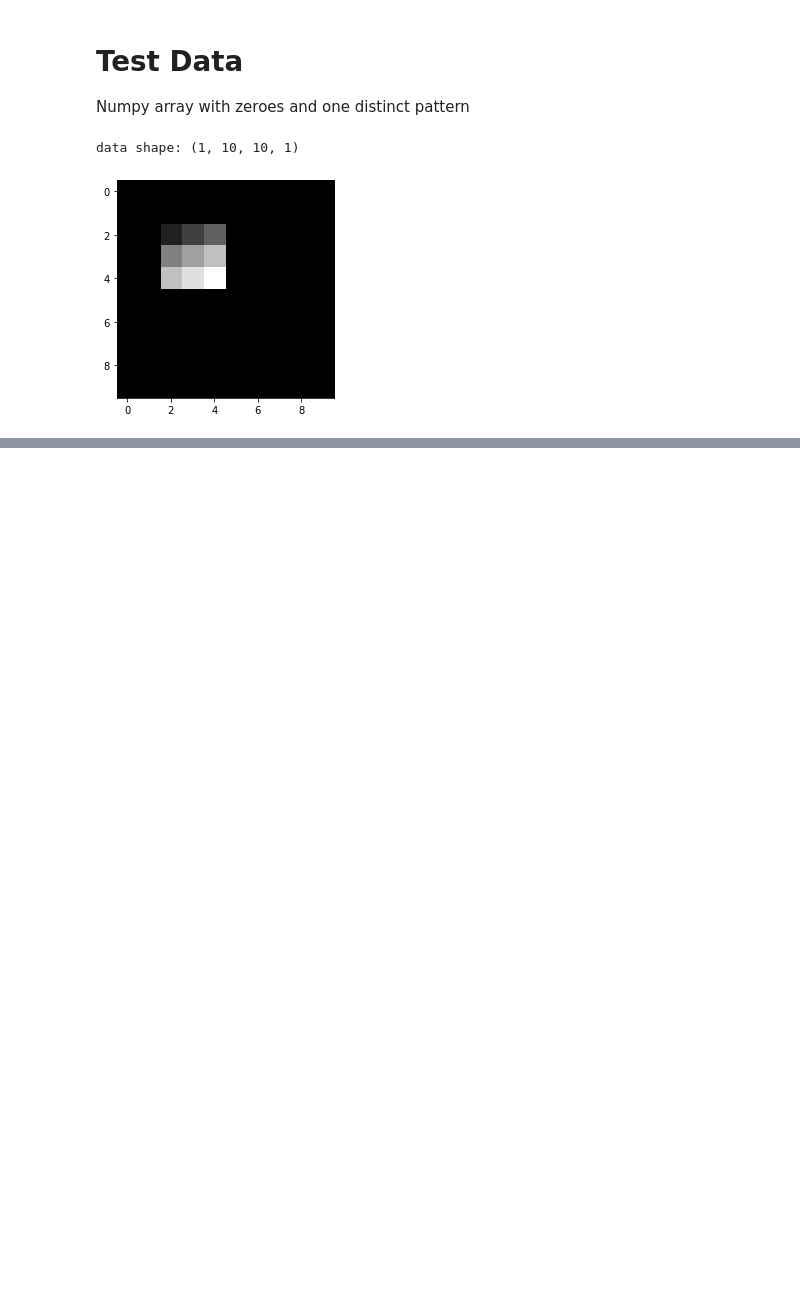
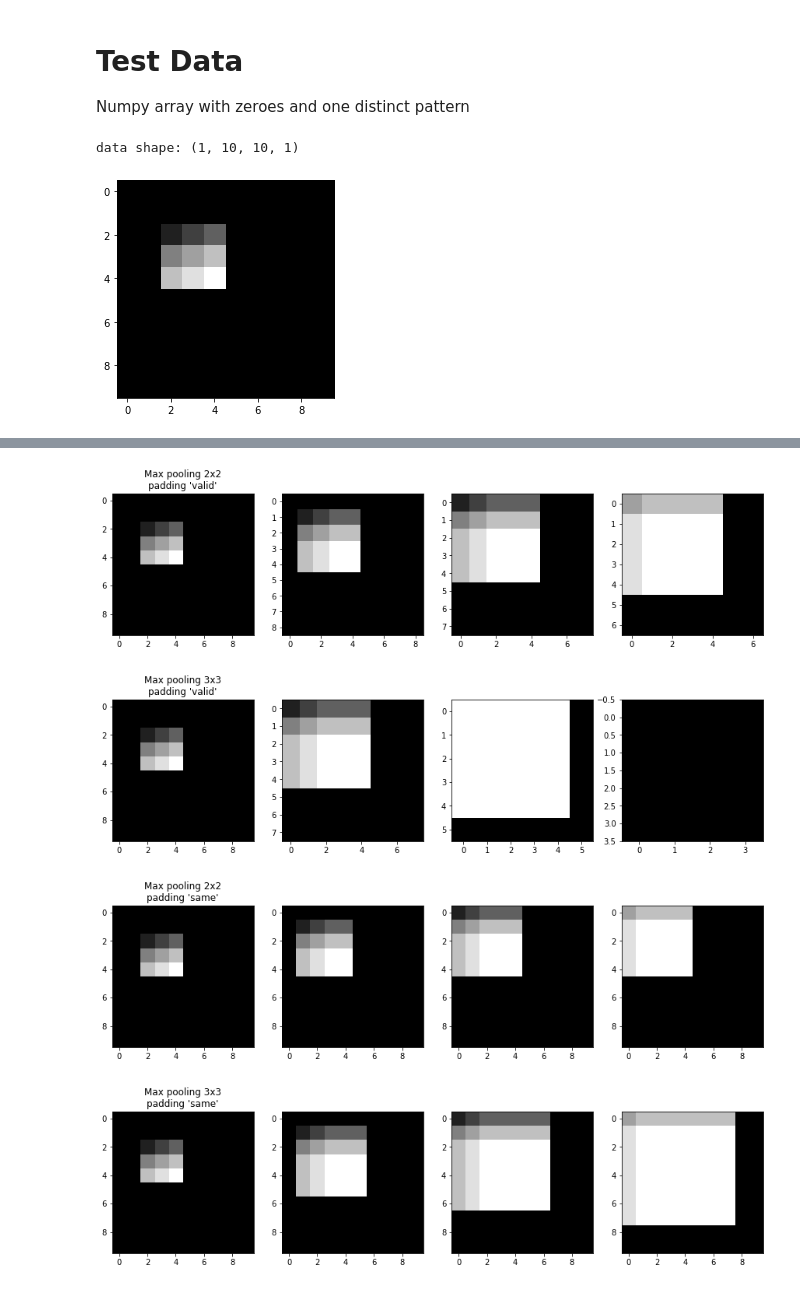
Before and after one commit to mateuszbugaj/Position_and_rotation_CNN, a Jupyter notebook: Maxpooling_demo.ipynb, the cells around one changed output, grey strips where cells are left out. Cells and saved outputs as stored; diff of their text form; code cells hidden in the pictures; blank space fills up the shorter version.

Commit message:
pooling demo / rotation demo

```diff
--- a/Maxpooling_demo.ipynb
+++ b/Maxpooling_demo.ipynb
@@ -85,0 +28,13 @@ data_1 shape: (1, 8, 8, 1)
+# %%
+def testLayer(pooling, inputs, name):
+    layer_1 = pooling(inputs)
+    layer_2 = pooling(layer_1)
+    layer_3 = pooling(layer_2)
+
+    fig, axs = plt.subplots(nrows = 1, ncols = 4, figsize = (15, 15))
+    axs[0].set_title(name)
+    axs[0].imshow(inputs[0], cmap="gray")
+    axs[1].imshow(layer_1[0], cmap="gray")
+    axs[2].imshow(layer_2[0], cmap="gray")
+    axs[3].imshow(layer_3[0], cmap="gray")
+    plt.show()
@@ -85,0 +44,21 @@ data_1 shape: (1, 8, 8, 1)
+# %%
+testLayer(MaxPooling2D(pool_size=(2, 2), strides=(1, 1), padding="valid", autocast=False),
+          data,
+          "Max pooling 2x2\npadding 'valid'")
+
+testLayer(MaxPooling2D(pool_size=(3, 3), strides=(1, 1), padding="valid", autocast=False),
+          data,
+          "Max pooling 3x3\npadding 'valid'")
+
+testLayer(MaxPooling2D(pool_size=(2, 2), strides=(1, 1), padding="same", autocast=False),
+          data,
+          "Max pooling 2x2\npadding 'same'")
+
+testLayer(MaxPooling2D(pool_size=(3, 3), strides=(1, 1), padding="same", autocast=False),
+          data,
+          "Max pooling 3x3\npadding 'same'")
+# %% [output]
+[figure, added]
+[figure, added]
+[figure, added]
+[figure, added]
```
Also changed, not shown: parts of 15 cells of this notebook, 11 other files.
